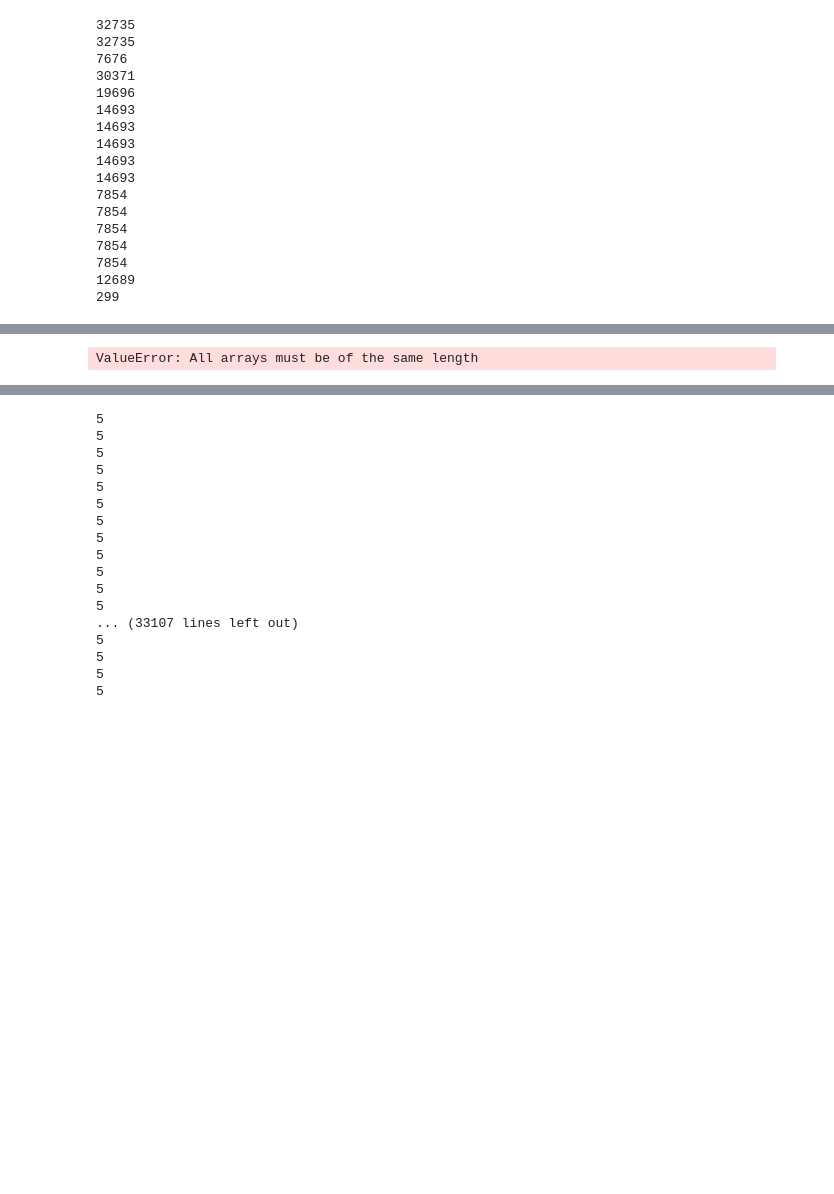
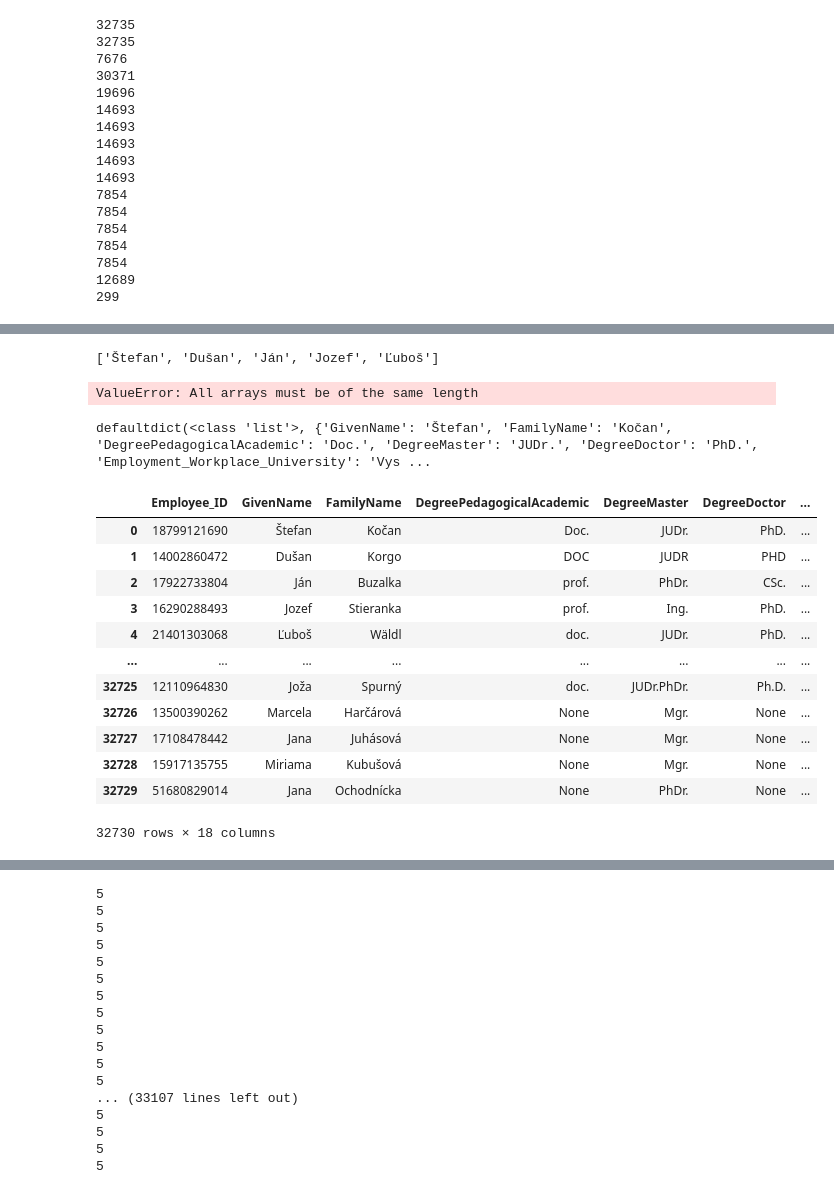
Before and after one commit to hudo16-38/pridav-project, a Jupyter notebook: preprocessing/data_preprocessing.ipynb, the cells around one changed output, grey strips where cells are left out. Saved outputs shown, nothing was run; the diff lists cells and outputs as text; code cells hidden in the pictures; blank space fills up the shorter version.

Commit message:
Finally load the xml into dataframe somehow

```diff
--- a/preprocessing/data_preprocessing.ipynb
+++ b/preprocessing/data_preprocessing.ipynb
@@ -333,3 +406,7 @@ employees[] = result['Employee_GivenName']
+# %%
+result['Employee_GivenName'][:5]
+# %% [output]
+['Štefan', 'Dušan', 'Ján', 'Jozef', 'Ľuboš']
 # %%
 pd.DataFrame.from_dict(result)
 # %% [output]
@@ -337,3 +433,72 @@ ValueError: All arrays must be of the same length
+# %%
+def xml_to_dict(root):
+    result = defaultdict(dict)
+    for child in root:
+        row_id = child.attrib['Id']
+        result[row_id] = xml_to_dict_helper(child)
+        for key in ['GivenName', 'FamilyName', 'DegreePedagogicalAcademic',
+                    'DegreeMaster', 'DegreeDoctor', 'Employment_Workplace_University',
+                    'Employment_Type', 'Employment_Subtype', 'Employment_BeginDate',
+                    'Employment_Ratio', 'Guarantee_StudyProgram', 'Guarantee_University',
+                    'Guarantee_Faculty', 'Guarantee_FormOfStudy', 'Guarantee_LevelOfStudy',
+                    'Employment_Workplace_Faculty', 'Employment_EndDate']:
+            try:
+                if len(result[row_id][key]) == 1:
+                    result[row_id][key] = result[row_id][key][0]
+                elif len(result[row_id][key]) == 0:
+                    result[row_id][key] = None
+            except KeyError:
+                result[row_id][key] = None
+    return result
+
+def xml_to_dict_helper(root):
+    # Create a defaultdict to store the result
+    result = defaultdict(list)
+    # Iterate over the root element's children
+    for child in root:
+        # Get the child's tag name and text
+        tag = child.tag
+        text = child.text
+
+        # If the child has children, recursively process them
+        if child.getchildren():
+            sub_dict = xml_to_dict_helper(child)
+            for k, v in sub_dict.items():
+                result[tag + '_' + k].extend(v)
+        else:
+            # If the child has no children, store its tag and text in the result
+            result[tag].append(text)
+
+    return result
+
+
+# Parse the XML document into an ElementTree object
+root = etree.fromstring(t)
+
+# Convert the ElementTree object to a dictionary
+result = xml_to_dict(root)
+
+# Print the result
+print(result['18799121690'])
+# %% [output]
+defaultdict(<class 'list'>, {'GivenName': 'Štefan', 'FamilyName': 'Kočan', 'DegreePedagogicalAcademic': 'Doc.', 'DegreeMaster': 'JUDr.', 'DegreeDoctor': 'PhD.', 'Employment_Workplace_University': 'Vys ...
+# %%
+df = pd.DataFrame.from_dict(result).transpose().reset_index().rename(columns={"index": "Employee_ID"})
+display(df)
+# %% [output]
+|  | Employee_ID | GivenName | FamilyName | DegreePedagogicalAcademic | DegreeMaster | DegreeDoctor | ... |
+| 0 | 18799121690 | Štefan | Kočan | Doc. | JUDr. | PhD. | ... |
+| 1 | 14002860472 | Dušan | Korgo | DOC | JUDR | PHD | ... |
+| 2 | 17922733804 | Ján | Buzalka | prof. | PhDr. | CSc. | ... |
+| 3 | 16290288493 | Jozef | Stieranka | prof. | Ing. | PhD. | ... |
+| 4 | 21401303068 | Ľuboš | Wäldl | doc. | JUDr. | PhD. | ... |
+| ... | ... | ... | ... | ... | ... | ... | ... |
+| 32725 | 12110964830 | Joža | Spurný | doc. | JUDr.PhDr. | Ph.D. | ... |
+| 32726 | 13500390262 | Marcela | Harčárová | None | Mgr. | None | ... |
+| 32727 | 17108478442 | Jana | Juhásová | None | Mgr. | None | ... |
+| 32728 | 15917135755 | Miriama | Kubušová | None | Mgr. | None | ... |
+| 32729 | 51680829014 | Jana | Ochodnícka | None | PhDr. | None | ... |
+32730 rows × 18 columns
 # %%
 regzam_data = regzam_data[0:10]
 display(regzam_data)
```
Also changed, not shown: parts of 4 cells of this notebook.
